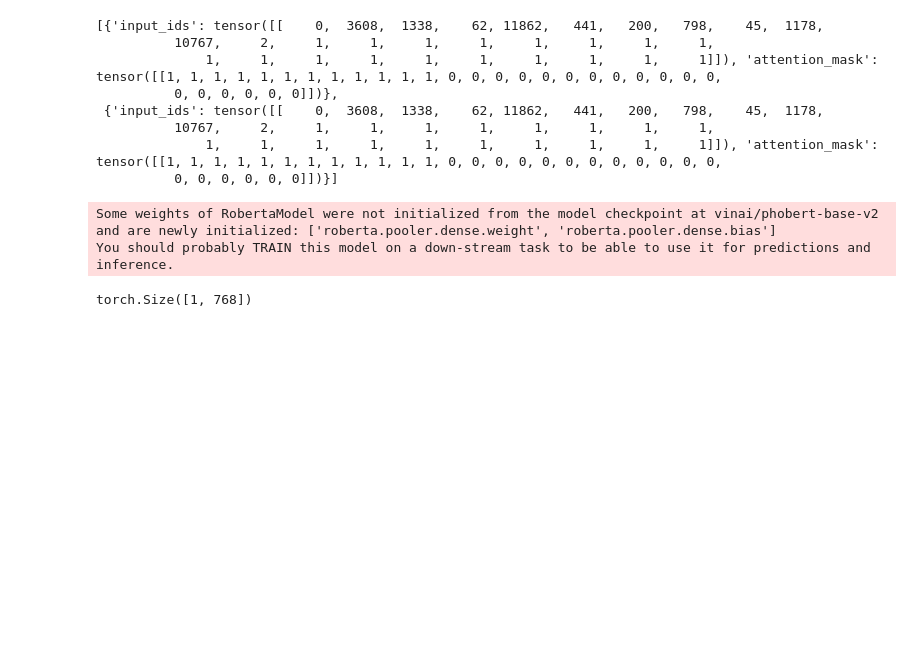
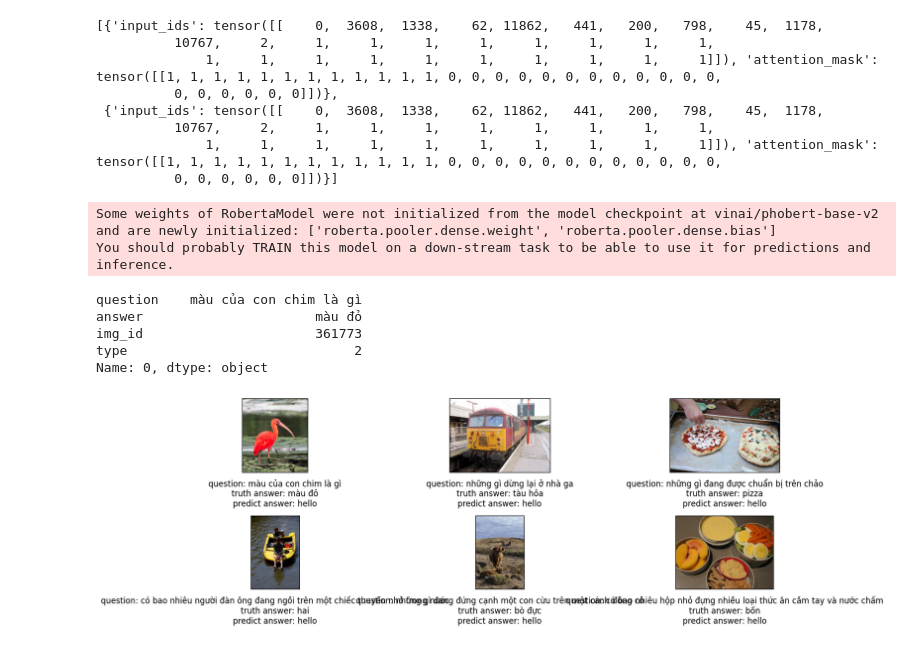
Before and after one commit to nngocson2002/ViVQA, a Jupyter notebook: code.ipynb, the cells around one changed output. Saved outputs shown, nothing was run; the diff lists cells and outputs as text; code cells hidden in the pictures; blank space fills up the shorter version.

Commit message:
update loader

```diff
--- a/code.ipynb
+++ b/code.ipynb
@@ -447,7 +447,72 @@ res = text_encoder(result1['input_ids'], result2['attention_mask'])
 # %% [output]
 Some weights of RobertaModel were not initialized from the model checkpoint at vinai/phobert-base-v2 and are newly initialized: ['roberta.pooler.dense.weight', 'roberta.pooler.dense.bias']
 You should probably TRAIN this model on a down-stream task to be able to use it for predictions and inference.
-# %%
-res.size()
-# %% [output]
-torch.Size([1, 768])
+# %%
+import pandas as pd
+from utils import config
+from train import create_loader
+
+df = pd.read_csv(config.__DATASET__)
+train_loader, val_loader, test_loader = create_loader(df)
+# %%
+train_loader.dataset.dataset.loc[0]
+# %% [output]
+question    màu của con chim là gì
+answer                      màu đỏ
+img_id                      361773
+type                             2
+Name: 0, dtype: object
+# %%
+import os
+import cv2
+import matplotlib.pyplot as plt
+
+def visual_results(loader, answer_preds, indices):
+    num_images = len(indices)
+    num_columns = min(3, num_images)  # Maximum 3 columns in 1 row
+    num_rows = (num_images - 1) // num_columns + 1  # Calculate the number of rows
+
+    fig, axes = plt.subplots(num_rows, num_columns, figsize=(15, 5))
+    fig.patch.set_facecolor('white')
+
+    for i, idx in enumerate(indices):
+        row_idx = i // num_columns
+        col_idx = i % num_columns
+        ax = axes[row_idx, col_idx]
+        ax.set_xticklabels([])
+        ax.set_yticklabels([])
+        ax.get_xaxis().set_visible(False)
+        ax.get_yaxis().set_visible(False)
+        ax.grid(False)
+
+        record = loader.dataset.dataset.loc[idx]
+        question, answer, img_id = record['question'], record['answer'], record['img_id']
+
+        img_path = os.path.join(config.__IMAGES__, f'{img_id}.jpg')
+        img = cv2.imread(img_path)
+        img = cv2.cvtColor(img, cv2.COLOR_BGR2RGB)
+
+        ax.imshow(img)
+        qa_text = "question: {}\ntruth answer: {}\npredict answer: {}"
+        cap_text = "caption: {}"
+        title = qa_text.format(question, answer, answer_preds[i]) if question is not None else cap_text.format(answer)
+        ax.set_title(title, y=-0.01, pad=-50 if question is not None else -15)
+
+    # Remove any empty subplots if the number of images is not a multiple of 3
+    for i in range(num_images, num_rows * num_columns):
+        fig.delaxes(axes.flatten()[i])
+
+    plt.tight_layout()
+    plt.show()
+
+# Example usage
+# Assuming you have a list of indices idx_list and corresponding answer predictions answer_preds
+
+
+# Example usage
+# Assuming you have a list of indices idx_list and corresponding answer predictions answer_preds
+your_answer_preds = ['hello', 'hello', 'hello', 'hello', 'hello', 'hello']
+your_idx_list = [0, 1, 2, 3,4, 5]
+visual_results(train_loader, your_answer_preds, your_idx_list)
+# %% [output]
+[figure, added]
```
Also changed, not shown: 4 other files.
